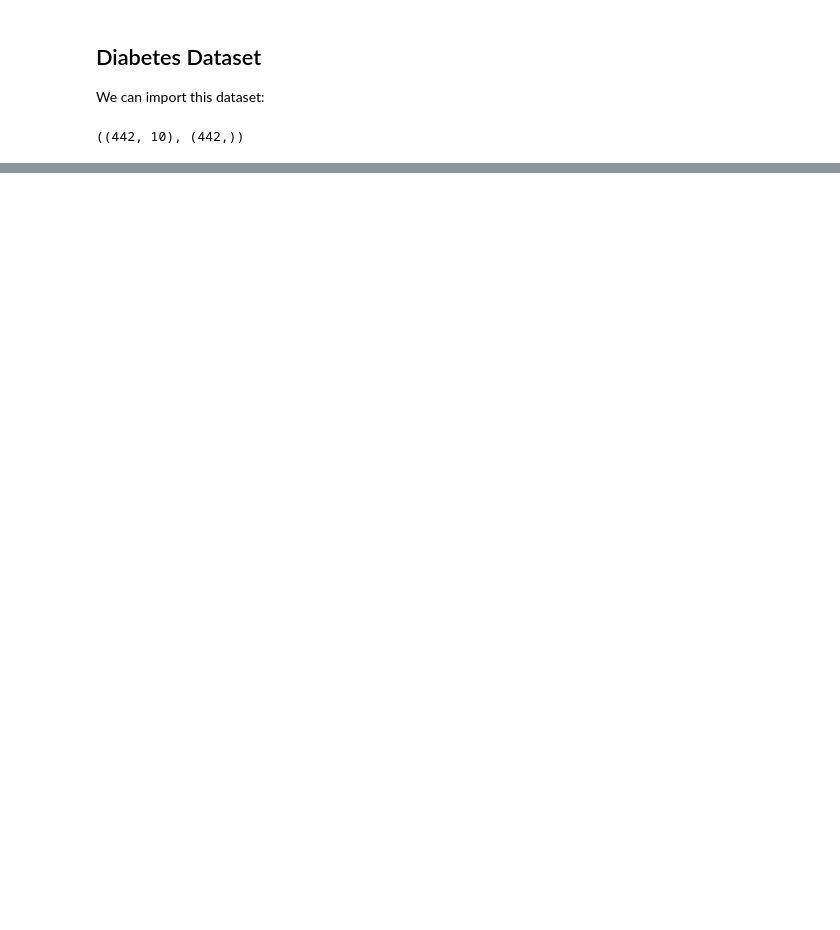
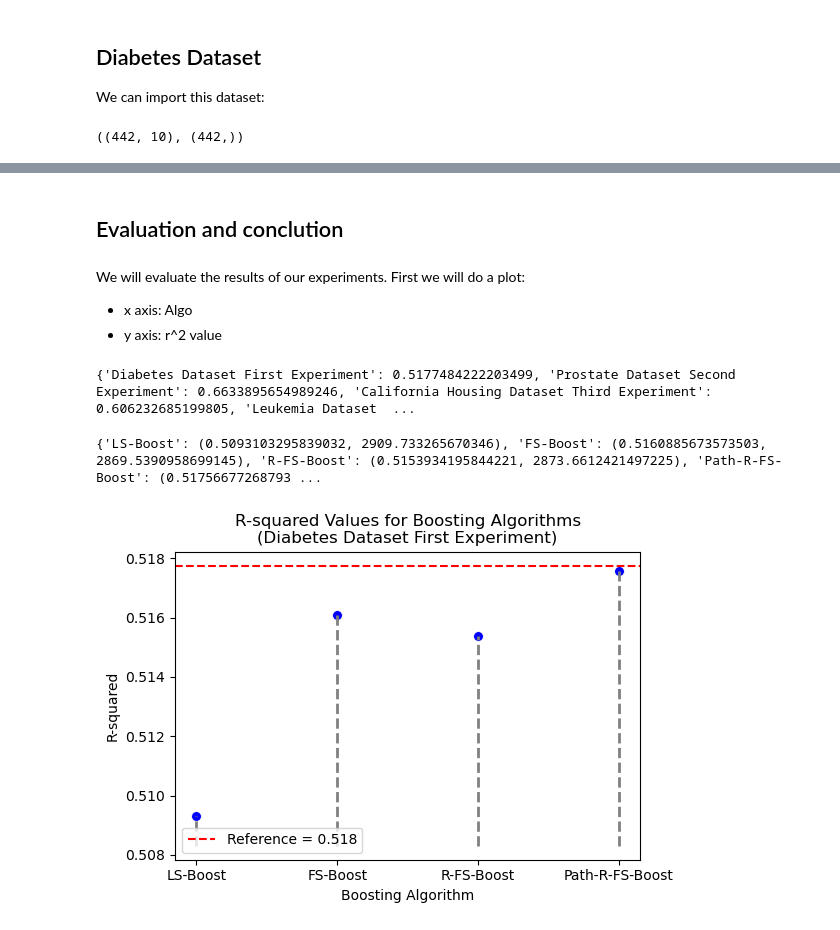
Before and after one commit to JuanNicolasMendozaRoncancio/Convex-Clustering-Project, a Jupyter notebook: Code/TestsBoosts.ipynb, the cells around one changed output, grey strips where cells are left out. Drawn from its saved outputs; the diff is of its cells as text; code cells hidden in the pictures; blank space fills up the shorter version.

Commit message:
Finished tests

```diff
--- a/Code/TestsBoosts.ipynb
+++ b/Code/TestsBoosts.ipynb
@@ -79,2 +126,5 @@ ValueError: The delta_list parameter must be a list of bounded positive values.
 # %%
-bosting['Path-R-FS-Boost']
+url = "https://web.stanford.edu/~hastie/ElemStatLearn/datasets/prostate.data"
+df = pd.read_csv(url, sep="\t")
+X = df.drop(columns=["lpsa", "train","Unnamed: 0"]).values
+y = df["lpsa"].values
@@ -82,0 +133,2 @@ bosting['Path-R-FS-Boost']
+# %%
+boosting_second = test_boosting(X, y, 'Prostate Dataset Second Experiment')
@@ -82,0 +139,5 @@ bosting['Path-R-FS-Boost']
+# %%
+from sklearn.datasets import fetch_california_housing
+data = fetch_california_housing()
+X, y = data.data, data.target
+boosting_third = test_boosting(X, y, 'California Housing Dataset Third Experiment')
@@ -82,0 +146,52 @@ bosting['Path-R-FS-Boost']
+# %%
+from sklearn.datasets import fetch_openml
+data = fetch_openml(name="leukemia", version=1, as_frame=False)
+X, y_str = data.data, data.target
+y = np.where(y_str == 'ALL', 0, 1).astype(float)
+
+boosting_fourth = test_boosting(X, y, 'Leukemia Dataset Fourth Experiment')
+# %% [markdown]
+## Evaluation and conclution
+# %% [markdown]
+We will evaluate the results of our experiments. First we will do a plot:
+
+- x axis: Algo
+- y axis: r^2 value
+# %%
+print(r2values)
+# %% [output]
+{'Diabetes Dataset First Experiment': 0.5177484222203499, 'Prostate Dataset Second Experiment': 0.6633895654989246, 'California Housing Dataset Third Experiment': 0.606232685199805, 'Leukemia Dataset  ...
+# %%
+print(bosting_first)
+# %% [output]
+{'LS-Boost': (0.5093103295839032, 2909.733265670346), 'FS-Boost': (0.5160885673573503, 2869.5390958699145), 'R-FS-Boost': (0.5153934195844221, 2873.6612421497225), 'Path-R-FS-Boost': (0.51756677268793 ...
+# %%
+import seaborn as sns
+import matplotlib.pyplot as plt
+
+df = pd.DataFrame({"Algo": list(bosting_first.keys()),
+                   "R_squared_first": [val[0] for val in bosting_first.values()],
+                   "R_squared_second": [val[0] for val in boosting_second.values()],
+                   "R_squared_third": [val[0] for val in boosting_third.values()],
+                   "R_squared_fourth": [val[0] for val in boosting_fourth.values()]})
+
+plt.figure(figsize=(6,4))
+
+sns.scatterplot(data=df, x="Algo", y="R_squared_first", s=50,
+                marker ='o', color='blue', legend=False)
+
+plt.axhline(r2values["Diabetes Dataset First Experiment"], color='red',
+            linestyle='--',
+            label=f'Reference = {r2values["Diabetes Dataset First Experiment"]:.3f}')
+plt.vlines(x=df["Algo"], ymin=min(df['R_squared_first']) - 0.001,
+           ymax=df['R_squared_first'], color='gray', linestyle='--', lw=2)
+
+
+plt.title("R-squared Values for Boosting Algorithms\n(Diabetes Dataset First Experiment)")
+plt.ylabel("R-squared")
+plt.xlabel("Boosting Algorithm")
+plt.legend()
+plt.ylim=(0,1.05)
+plt.show()
+# %% [output]
+[figure, added]
```
Also changed, not shown: parts of 25 cells of this notebook, 1 other file.
